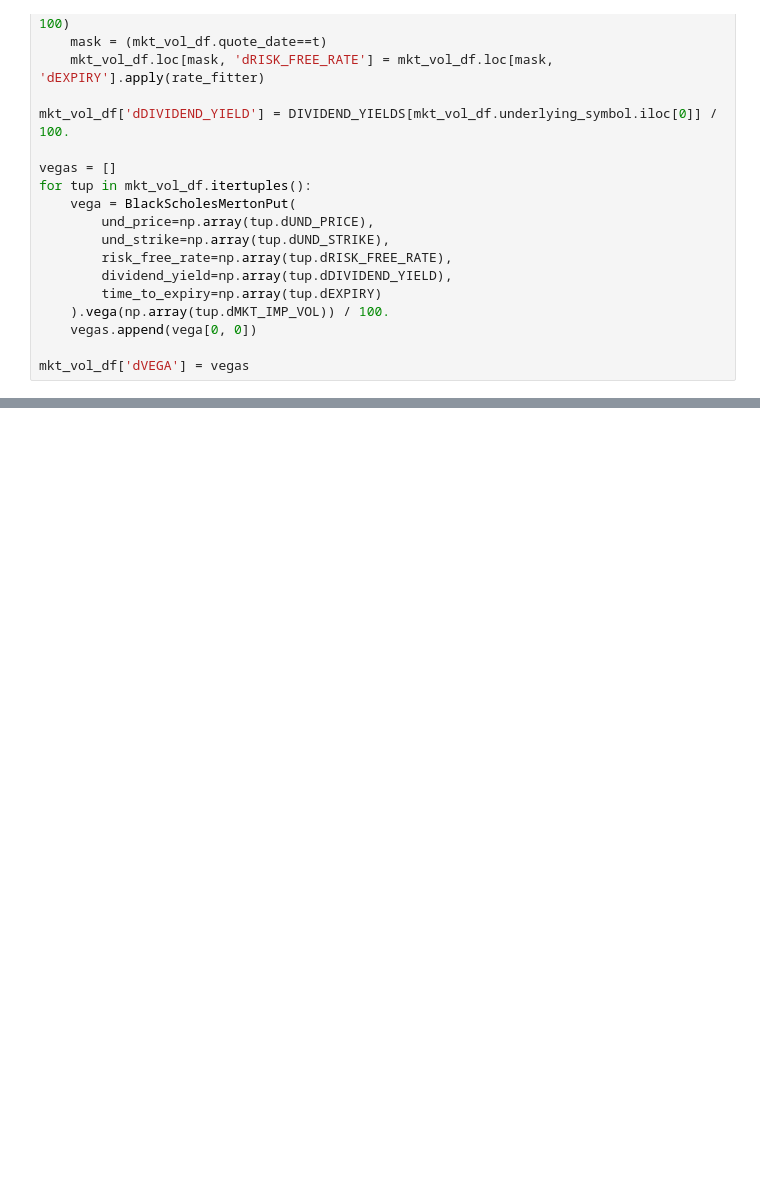
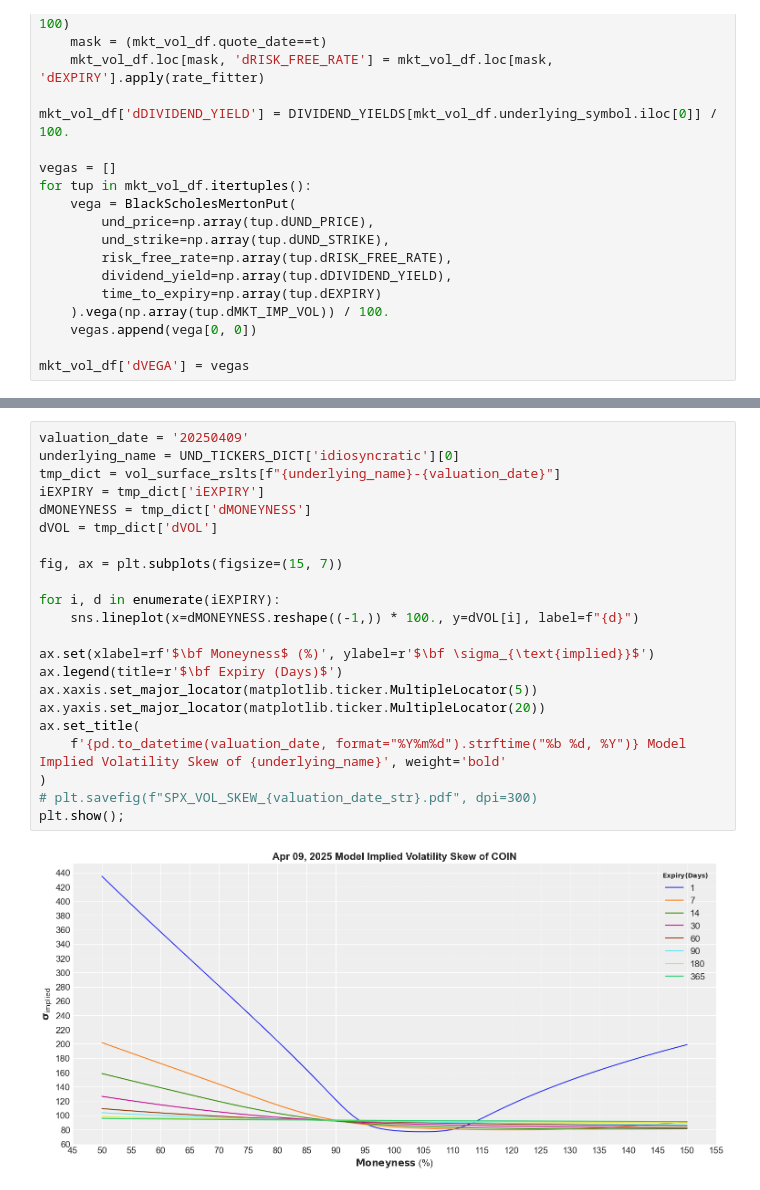
Before and after one commit to AnonymousJY/mkt-depth-n-resiliency, a Jupyter notebook: Scripts/skew_calibration_kimyi2025.ipynb, the cells around one changed output, grey strips where cells are left out. Saved outputs shown, nothing was run; the diff lists cells and outputs as text; blank space fills up the shorter version.

```diff
--- a/Scripts/skew_calibration_kimyi2025.ipynb
+++ b/Scripts/skew_calibration_kimyi2025.ipynb
@@ -304,0 +423,24 @@ plt.show();
+# %%
+valuation_date = '20250409'
+underlying_name = UND_TICKERS_DICT['idiosyncratic'][0]
+tmp_dict = vol_surface_rslts[f"{underlying_name}-{valuation_date}"]
+iEXPIRY = tmp_dict['iEXPIRY']
+dMONEYNESS = tmp_dict['dMONEYNESS']
+dVOL = tmp_dict['dVOL']
+
+fig, ax = plt.subplots(figsize=(15, 7))
+
+for i, d in enumerate(iEXPIRY):
+    sns.lineplot(x=dMONEYNESS.reshape((-1,)) * 100., y=dVOL[i], label=f"{d}")
+
+ax.set(xlabel=rf'$\bf Moneyness$ (%)', ylabel=r'$\bf \sigma_{\text{implied}}$')
+ax.legend(title=r'$\bf Expiry (Days)$')
+ax.xaxis.set_major_locator(matplotlib.ticker.MultipleLocator(5))
+ax.yaxis.set_major_locator(matplotlib.ticker.MultipleLocator(20))
+ax.set_title(
+    f'{pd.to_datetime(valuation_date, format="%Y%m%d").strftime("%b %d, %Y")} Model Implied Volatility Skew of {underlying_name}', weight='bold'
+)
+# plt.savefig(f"SPX_VOL_SKEW_{valuation_date_str}.pdf", dpi=300)
+plt.show();
+# %% [output]
+[figure, added]
```
Also changed, not shown: parts of 13 cells of this notebook, 8 other files.
